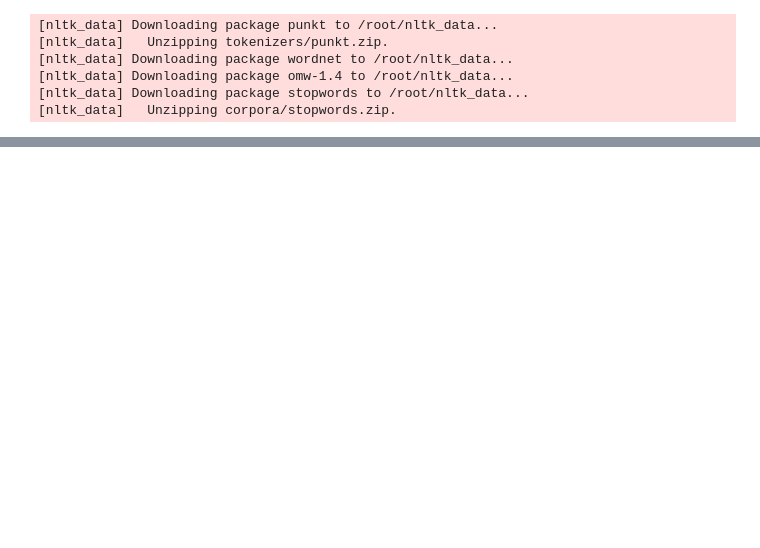
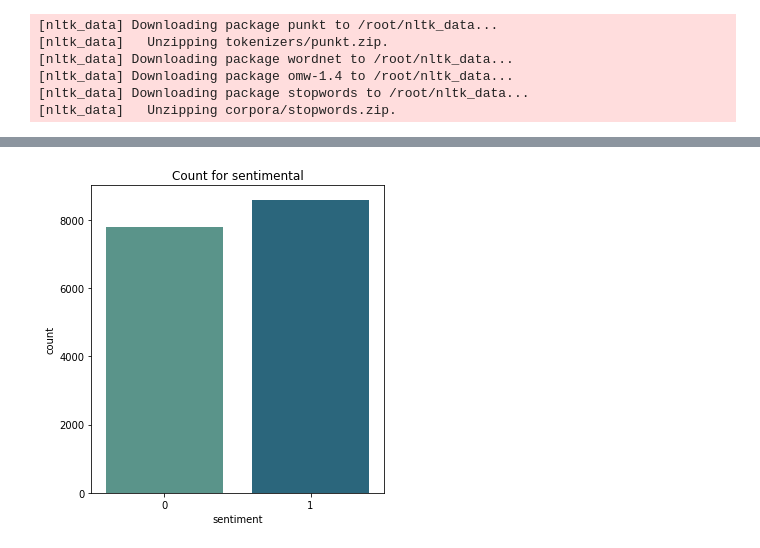
Before and after one commit to harishahamed26/Sentimental-Analysis, a Jupyter notebook: SentimentalAnalysis.ipynb, the cells around one changed output, grey strips where cells are left out. Saved outputs shown, nothing was run; the diff lists cells and outputs as text; code cells hidden in the pictures; blank space fills up the shorter version.

```diff
--- a/SentimentalAnalysis.ipynb
+++ b/SentimentalAnalysis.ipynb
@@ -38,3 +32,6 @@ RANDOM_SEED = 100
 [nltk_data] Downloading package omw-1.4 to /root/nltk_data...
 [nltk_data] Downloading package stopwords to /root/nltk_data...
 [nltk_data]   Unzipping corpora/stopwords.zip.
+# %%
+df_sentimentalDS = pd.read_csv('https://raw.githubusercontent.com/harishahamed26/Sentimental-Analysis/main/data/train.csv')
+df_sentimentalDS.head(5)
@@ -40,0 +45,2 @@ RANDOM_SEED = 100
+# %%
+df_sentimentalDS = df_sentimentalDS.drop('id', axis = 1)
@@ -40,0 +73,6 @@ RANDOM_SEED = 100
+# %%
+from sklearn import preprocessing
+
+label_encoder = preprocessing.LabelEncoder()
+df_sentimentalDS['sentiment']= label_encoder.fit_transform(df_sentimentalDS['sentiment'])
+df_sentimentalDS
@@ -40,0 +93,11 @@ RANDOM_SEED = 100
+# %%
+import warnings
+warnings.filterwarnings('ignore')
+
+plt.figure(figsize=(5,5))
+sns.countplot(df_sentimentalDS['sentiment'], palette = 'crest')
+plt.tight_layout()
+plt.title('Count for sentimental')
+plt.show()
+# %% [output]
+[figure, added]
```
Also changed, not shown: parts of 8 cells of this notebook.
